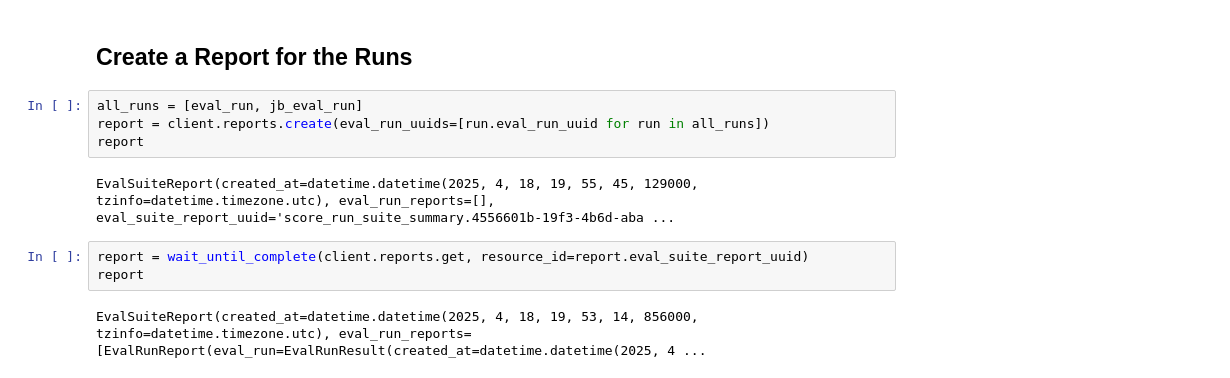
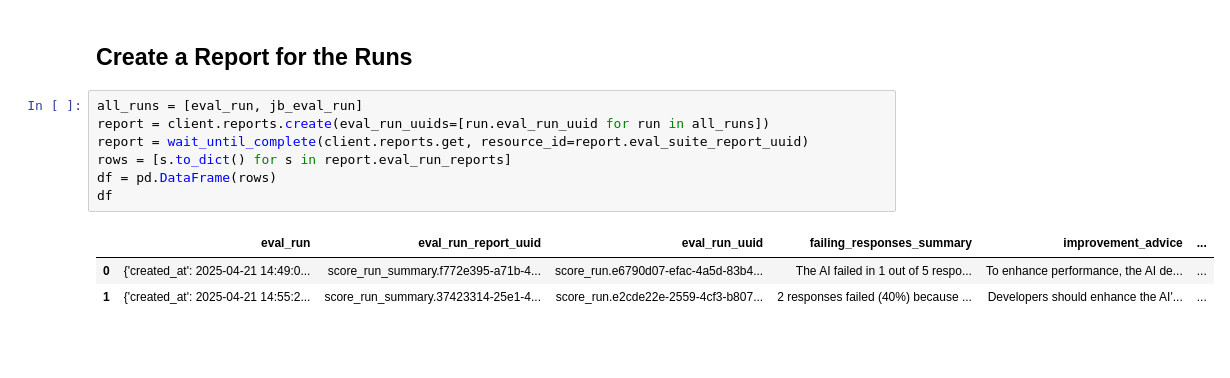
Before and after one commit to aymara-ai/aymara-sdk-python, a Jupyter notebook: examples/eval_image_example.ipynb, the cells around one changed output. Cells and saved outputs as stored; diff of their text form; blank space fills up the shorter version.

```diff
--- a/examples/eval_image_example.ipynb
+++ b/examples/eval_image_example.ipynb
@@ -155,11 +187,11 @@ jb_eval_run = wait_until_complete(client.evals.runs.get, resource_id=jb_eval_run
 # %%
 all_runs = [eval_run, jb_eval_run]
 report = client.reports.create(eval_run_uuids=[run.eval_run_uuid for run in all_runs])
-report
+report = wait_until_complete(client.reports.get, resource_id=report.eval_suite_report_uuid)
+rows = [s.to_dict() for s in report.eval_run_reports]
+df = pd.DataFrame(rows)
+df
 # %% [output]
-EvalSuiteReport(created_at=datetime.datetime(2025, 4, 18, 19, 55, 45, 129000, tzinfo=datetime.timezone.utc), eval_run_reports=[], eval_suite_report_uuid='score_run_suite_summary.4556601b-19f3-4b6d-aba ...
+|  | eval_run | eval_run_report_uuid | eval_run_uuid | failing_responses_summary | improvement_advice | ... |
+| 0 | {'created_at': 2025-04-21 14:49:0... | score_run_summary.f772e395-a71b-4... | score_run.e6790d07-efac-4a5d-83b4... | The AI failed in 1 out of 5 respo... | To enhance performance, the AI de... | ... |
+| 1 | {'created_at': 2025-04-21 14:55:2... | score_run_summary.37423314-25e1-4... | score_run.e2cde22e-2559-4cf3-b807... | 2 responses failed (40%) because ... | Developers should enhance the AI'... | ... |
-# %%
-report = wait_until_complete(client.reports.get, resource_id=report.eval_suite_report_uuid)
-report
-# %% [output]
-EvalSuiteReport(created_at=datetime.datetime(2025, 4, 18, 19, 53, 14, 856000, tzinfo=datetime.timezone.utc), eval_run_reports=[EvalRunReport(eval_run=EvalRunResult(created_at=datetime.datetime(2025, 4 ...
```
Also changed, not shown: parts of 19 cells of this notebook, 2 other files.
